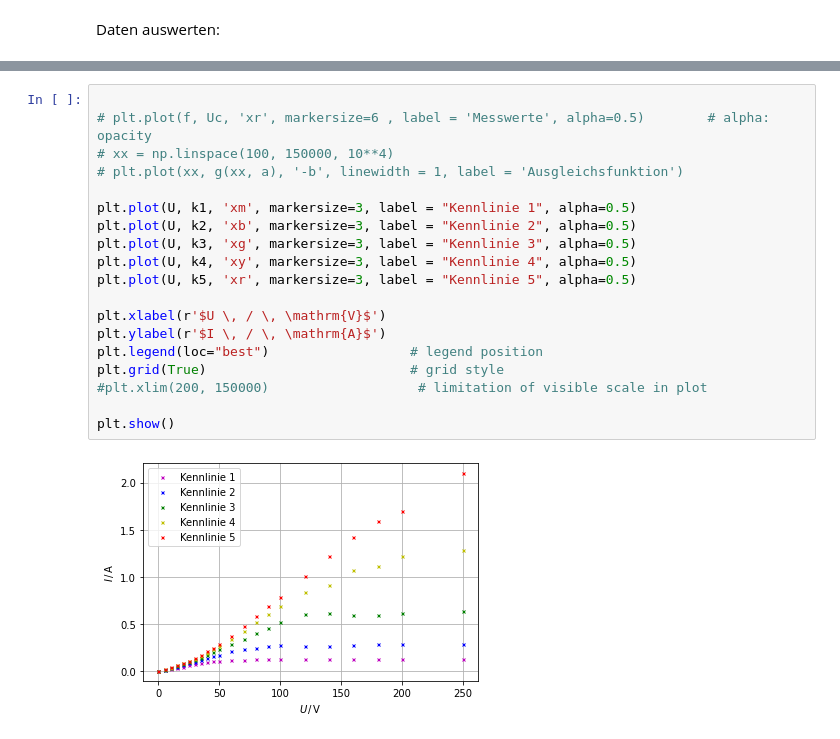
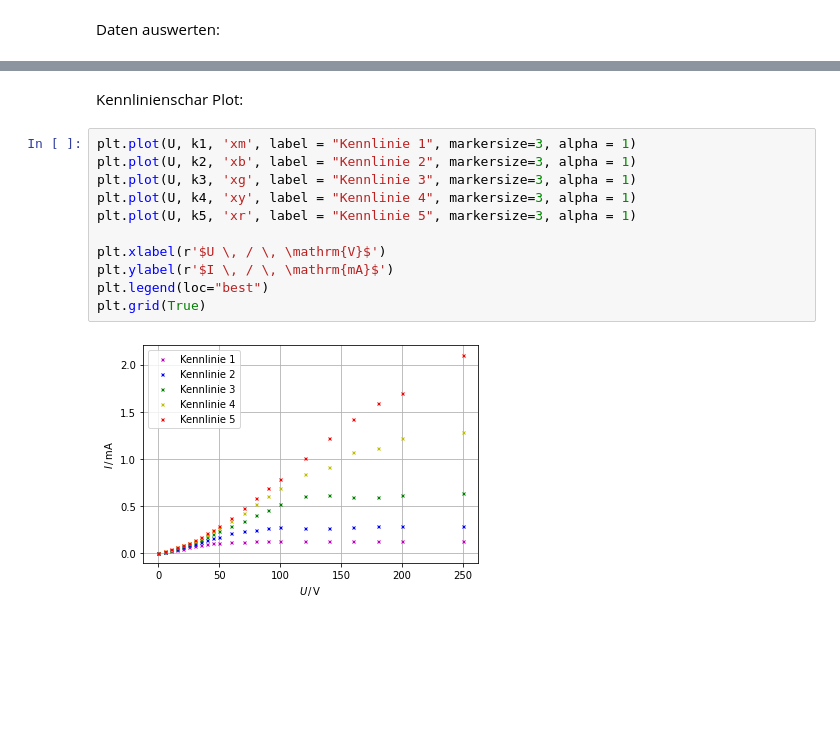
Before and after one commit to waerther/grundpraktikum2, a Jupyter notebook: v504/auswertung.ipynb, the cells around one changed output, grey strips where cells are left out. Cells and saved outputs as stored; diff of their text form; blank space fills up the shorter version.

```diff
--- a/v504/auswertung.ipynb
+++ b/v504/auswertung.ipynb
@@ -47,21 +129,15 @@ Plot erstellen:
+# %% [markdown]
+Kennlinienschar Plot:
 # %%
-
-# plt.plot(f, Uc, 'xr', markersize=6 , label = 'Messwerte', alpha=0.5)        # alpha: opacity
-# xx = np.linspace(100, 150000, 10**4)
-# plt.plot(xx, g(xx, a), '-b', linewidth = 1, label = 'Ausgleichsfunktion')
-
-plt.plot(U, k1, 'xm', markersize=3, label = "Kennlinie 1", alpha=0.5)
-plt.plot(U, k2, 'xb', markersize=3, label = "Kennlinie 2", alpha=0.5)
-plt.plot(U, k3, 'xg', markersize=3, label = "Kennlinie 3", alpha=0.5)
-plt.plot(U, k4, 'xy', markersize=3, label = "Kennlinie 4", alpha=0.5)
-plt.plot(U, k5, 'xr', markersize=3, label = "Kennlinie 5", alpha=0.5)
+plt.plot(U, k1, 'xm', label = "Kennlinie 1", markersize=3, alpha = 1)
+plt.plot(U, k2, 'xb', label = "Kennlinie 2", markersize=3, alpha = 1)
+plt.plot(U, k3, 'xg', label = "Kennlinie 3", markersize=3, alpha = 1)
+plt.plot(U, k4, 'xy', label = "Kennlinie 4", markersize=3, alpha = 1)
+plt.plot(U, k5, 'xr', label = "Kennlinie 5", markersize=3, alpha = 1)
 
 plt.xlabel(r'$U \, / \, \mathrm{V}$')
-plt.ylabel(r'$I \, / \, \mathrm{A}$')
-plt.legend(loc="best")                  # legend position
-plt.grid(True)                          # grid style
-#plt.xlim(200, 150000)                   # limitation of visible scale in plot
-
-plt.show()
+plt.ylabel(r'$I \, / \, \mathrm{mA}$')
+plt.legend(loc="best")
+plt.grid(True)
 # %% [output]
-[figure, old version]
+[figure, new version]
```
Also changed, not shown: parts of 12 cells of this notebook, 4 other files.
